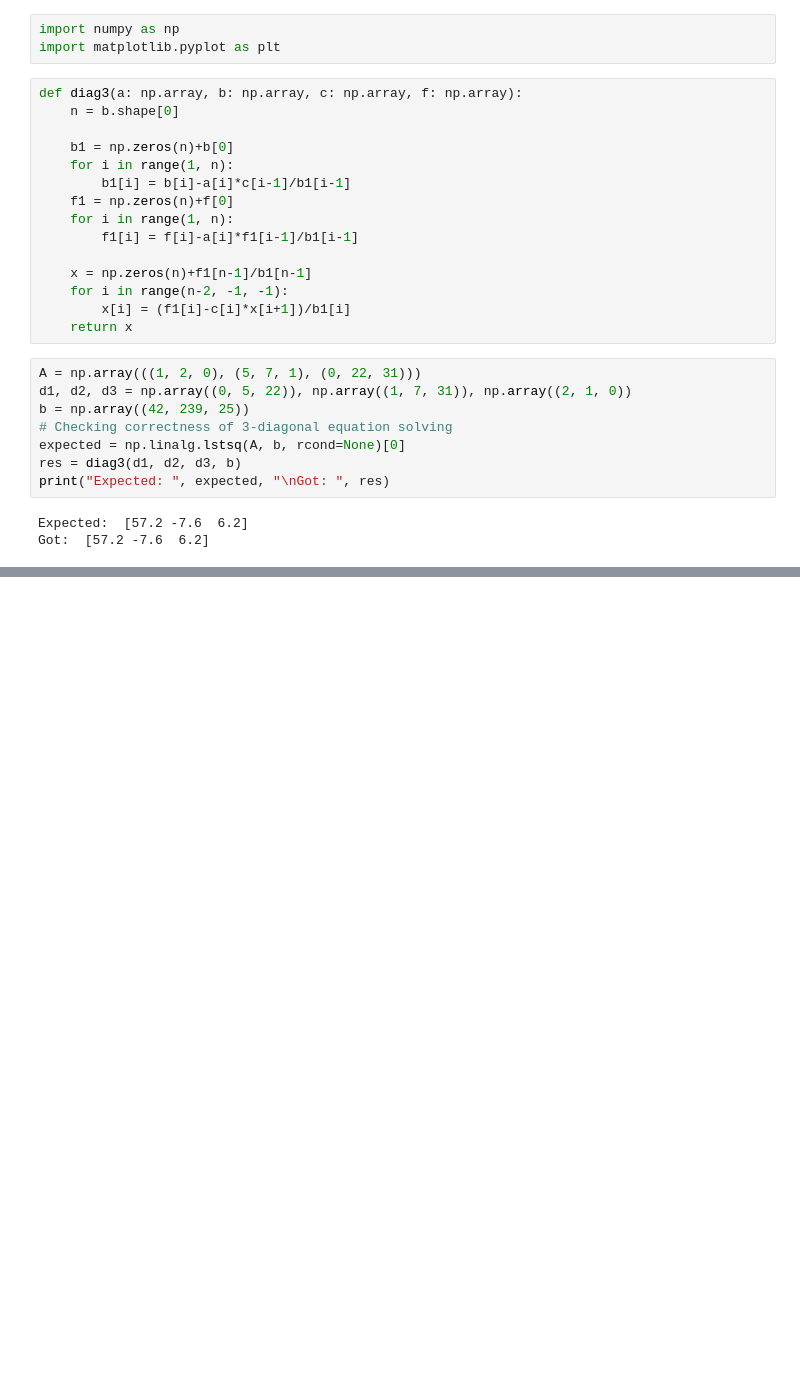
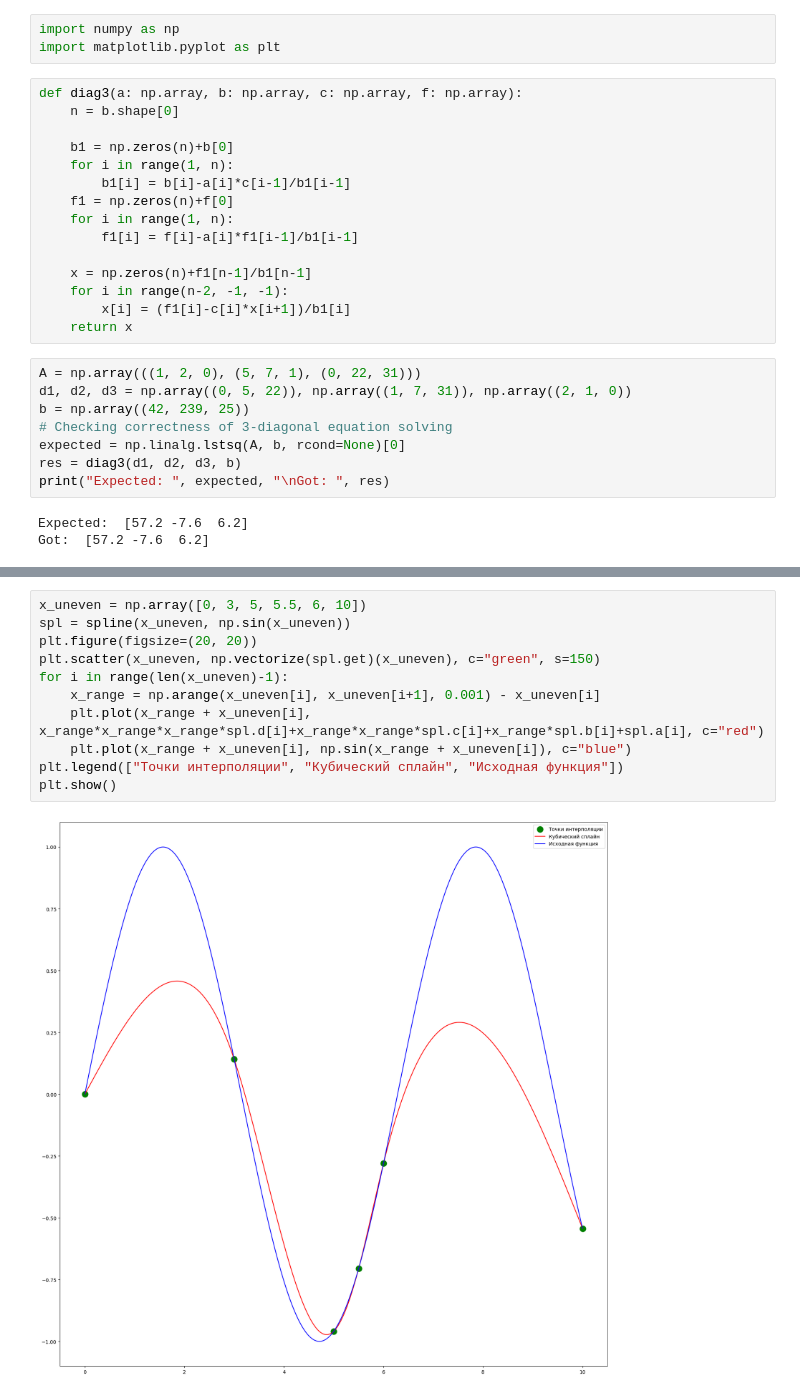
Before and after one commit to SingularGamesStudio/comp, a Jupyter notebook: Task3-Spline/main.ipynb, the cells around one changed output, grey strips where cells are left out. Cells and saved outputs as stored; diff of their text form; blank space fills up the shorter version.

```diff
--- a/Task3-Spline/main.ipynb
+++ b/Task3-Spline/main.ipynb
@@ -77,0 +77,13 @@ plt.show()
+# %%
+x_uneven = np.array([0, 3, 5, 5.5, 6, 10])
+spl = spline(x_uneven, np.sin(x_uneven))
+plt.figure(figsize=(20, 20))
+plt.scatter(x_uneven, np.vectorize(spl.get)(x_uneven), c="green", s=150)
+for i in range(len(x_uneven)-1):
+    x_range = np.arange(x_uneven[i], x_uneven[i+1], 0.001) - x_uneven[i]
+    plt.plot(x_range + x_uneven[i], x_range*x_range*x_range*spl.d[i]+x_range*x_range*spl.c[i]+x_range*spl.b[i]+spl.a[i], c="red")
+    plt.plot(x_range + x_uneven[i], np.sin(x_range + x_uneven[i]), c="blue")
+plt.legend(["Точки интерполяции", "Кубический сплайн", "Исходная функция"])
+plt.show()
+# %% [output]
+[figure, added]
```
Also changed, not shown: parts of 2 cells of this notebook.
